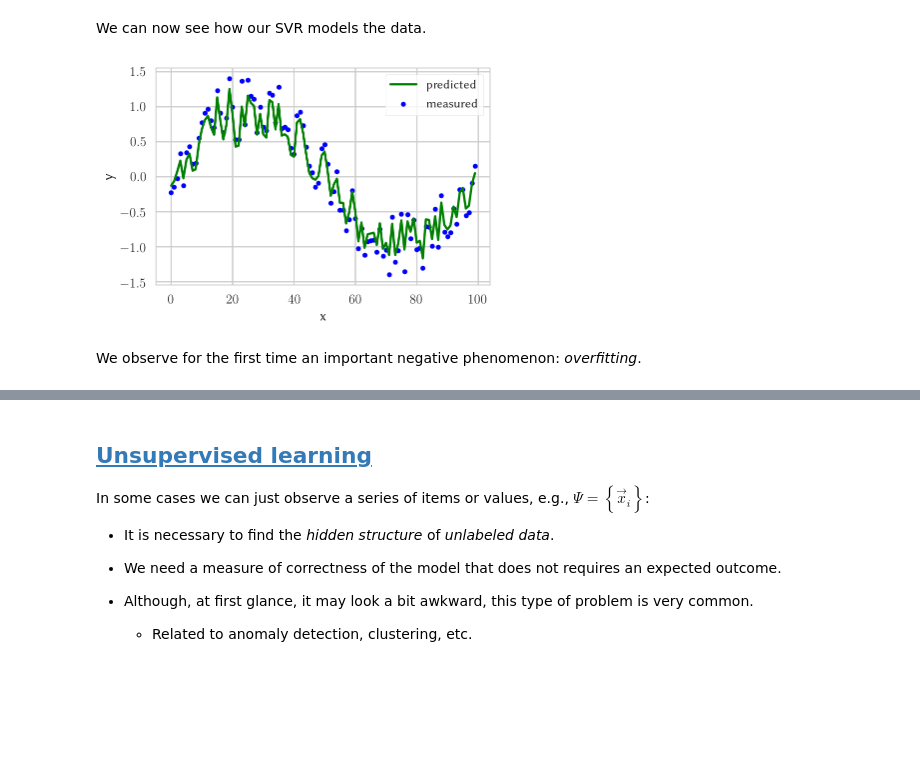
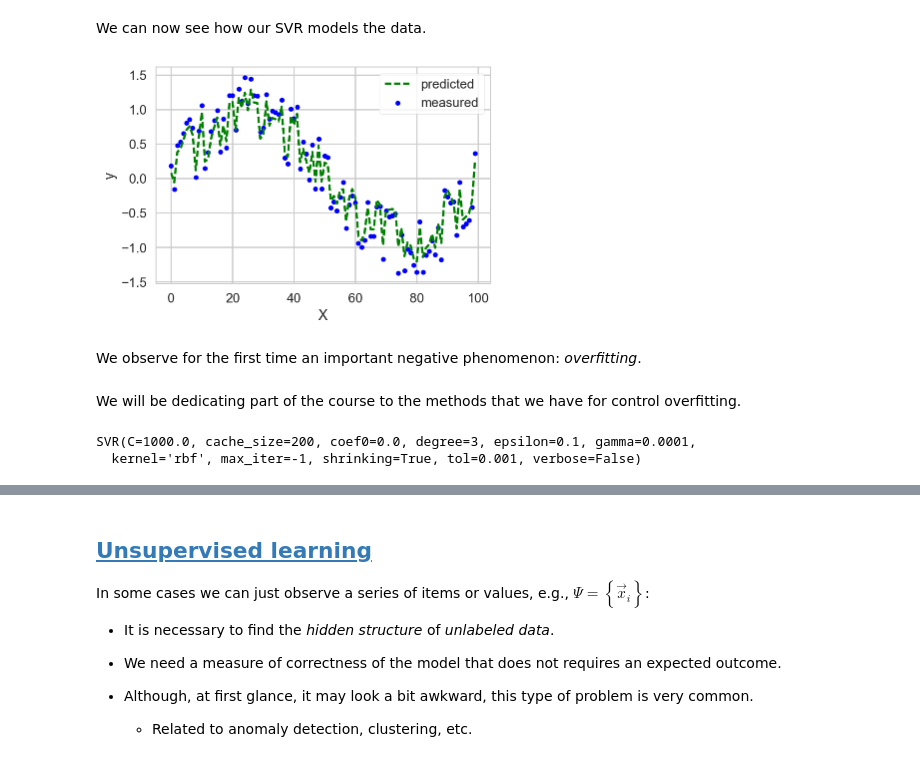
Before and after one commit to lmarti/machine-learning, a Jupyter notebook: 01. Introduction.ipynb, the cells around one changed output, grey strips where cells are left out. Drawn from its saved outputs; the diff is of its cells as text; code cells hidden in the pictures; blank space fills up the shorter version.

```diff
--- a/01. Introduction.ipynb
+++ b/01. Introduction.ipynb
@@ -156,8 +156,8 @@ import random
 import numpy as np
 import matplotlib.pyplot as plt
 # %%
-plt.rc('text', usetex=True); plt.rc('font', family='serif')
-plt.rc('text.latex', preamble='\\usepackage{libertine}\n\\usepackage[utf8]{inputenc}')
+# plt.rc('text', usetex=True); plt.rc('font', family='serif')
+# plt.rc('text.latex', preamble='\\usepackage{libertine}\n\\usepackage[utf8]{inputenc}')
 
 # numpy - pretty matrix
 np.set_printoptions(precision=3, threshold=1000, edgeitems=5, linewidth=80, suppress=True)
@@ -207,9 +207,17 @@ We can now see how our SVR models the data.
 y_pred = clf.predict(x.reshape(-1, 1))
 # %%
 plt.scatter(x, y_measured, marker='.', color='blue', label='measured')
-plt.plot(x, y_pred, color='green', label='predicted')
-plt.xlabel('x'); plt.ylabel('y'); plt.legend(frameon=True);
+plt.plot(x, y_pred, 'g--', label='predicted')
+plt.xlabel('X'); plt.ylabel('y'); plt.legend(frameon=True);
 # %% [output]
-[figure, old version]
+[figure, new version]
 # %% [markdown]
 We observe for the first time an important negative phenomenon: *overfitting*.
+# %% [markdown]
+We will be dedicating part of the course to the methods that we have for control overfitting.
+# %%
+clf = SVR(C=1e3, gamma=0.0001)
+clf.fit(x.reshape(-1, 1), y_measured)
+# %% [output]
+SVR(C=1000.0, cache_size=200, coef0=0.0, degree=3, epsilon=0.1, gamma=0.0001,
+  kernel='rbf', max_iter=-1, shrinking=True, tol=0.001, verbose=False)
```
Also changed, not shown: parts of 10 cells of this notebook, 7 other files.
